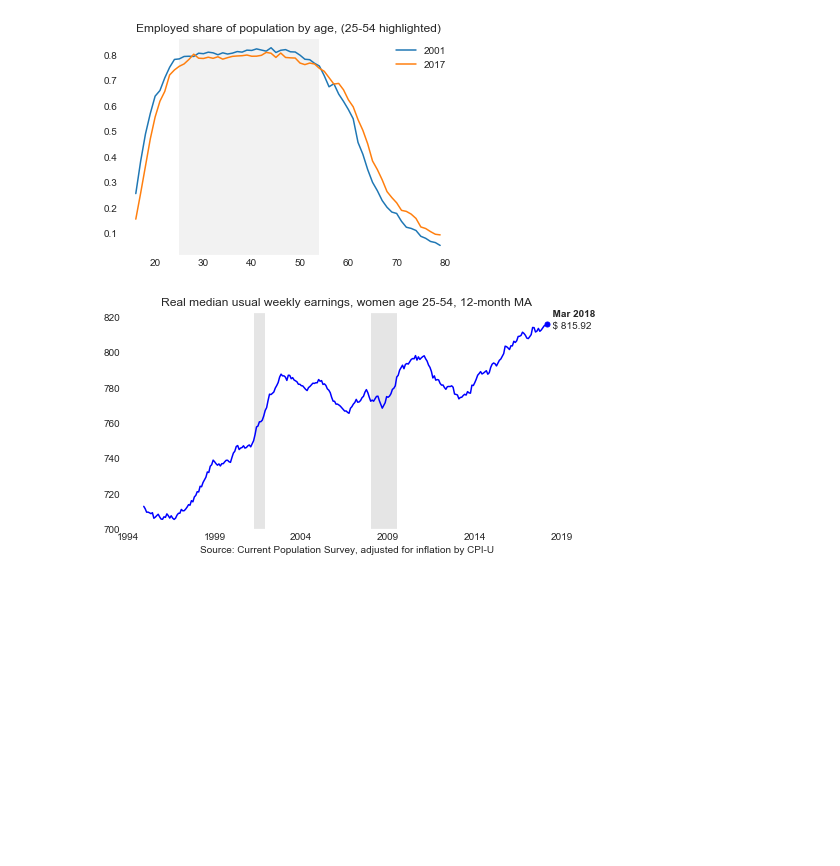
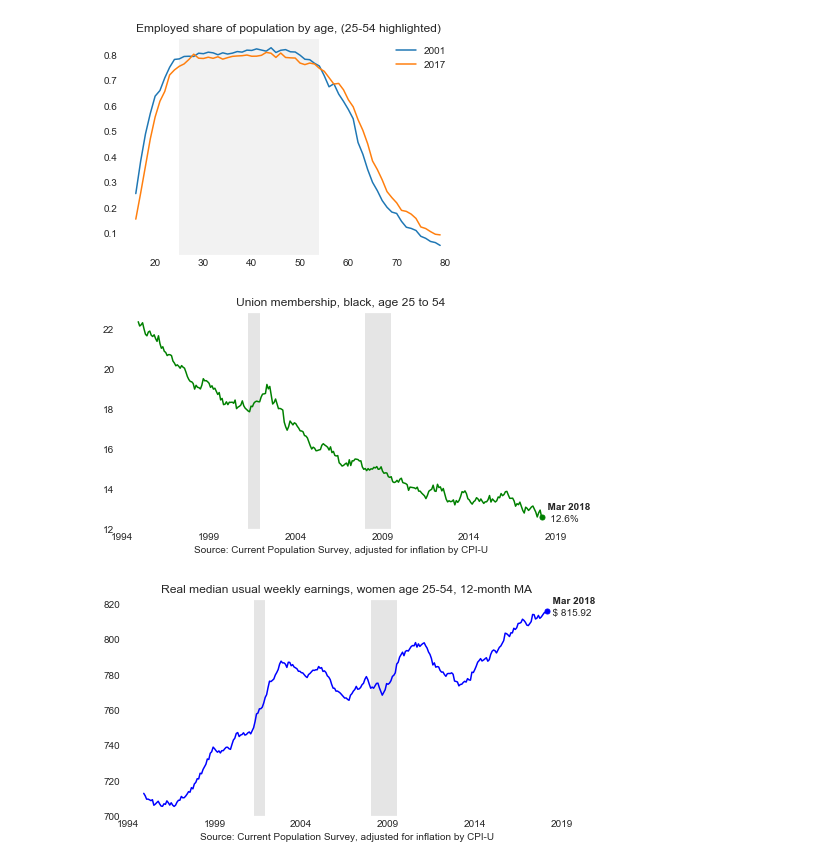
Before and after one commit to bdecon/econ_data, a Jupyter notebook: micro/CPS_Labor_Market_Grapher.ipynb, the cells around one changed output. Saved outputs shown, nothing was run; the diff lists cells and outputs as text; code cells hidden in the pictures; blank space fills up the shorter version.

```diff
--- a/micro/CPS_Labor_Market_Grapher.ipynb
+++ b/micro/CPS_Labor_Market_Grapher.ipynb
@@ -115,6 +115,14 @@ def get_cps_data(filters, calc_type, decile=0.5, rtype='share'):
                     else:
                         ncare = (df['PWSSWGT'] * care).sum() / (df['PWSSWGT']).sum() * 100
                     data[pd.to_datetime(f'{year}-{month}-01')] = ncare
+                if calc_type == 'union':
+                    tot = np.where(df['PEERNLAB'].isin([1, 2]), 1, 0)
+                    union = np.where(df['PEERNLAB'] == 1, 1, 0)
+                    if rtype == 'level':
+                        unsh = ((df['PWORWGT'] / 100000000) * union).sum() / 100
+                    else:
+                        unsh = (df['PWORWGT'] * union).sum() / (df['PWORWGT'] * tot).sum() * 100
+                    data[pd.to_datetime(f'{year}-{month}-01')] = unsh
                 if calc_type in ['uwe', 'uwe_gr', 'uwe_r']:
                     uwe = wquantiles.quantile(
                         df['PRERNWA'], df['PWORWGT'].astype(float), decile) / 100.0
@@ -153,10 +161,19 @@ def labor_mkt_grapher(title, data, color):
     ax = plt.scatter([data.index[-1]], [data[-1]], color=color, s=25)
     for i, v in rec_dt:
         ax = plt.axvspan(i, v, fill=True, linewidth=0, color='gray', alpha=0.2)
-    ax = plt.annotate(f'  ${data[-1]: .2f}', (data.index[-1], data[-1]-spcr2))
+    ax = plt.annotate(f'  {data[-1]: .1f}%', (data.index[-1], data[-1]-spcr2))
     ax = plt.annotate(f'  {data.index[-1]:%b %Y}', (data.index[-1], data[-1]+spcr),
                       fontweight='bold')
     ax = plt.xlabel('Source: Current Population Survey, adjusted for inflation by CPI-U')
+# %%
+# Calculate total group size (millions)
+filters = 'PRTAGE > 24 and PRTAGE < 55 and WBHAO == 2 '
+calc_type = 'union'
+title = 'Union membership, black, age 25 to 54'
+data = get_cps_data(filters, calc_type)
+labor_mkt_grapher(title, data, 'green')
+# %% [output]
+[figure, added]
 # %%
 # Weekly wage growth
 filters = 'PRTAGE > 24 and PRTAGE < 55 and PESEX == 2 and PRFTLF == 1 and PRERNWA > 0'
```
Also changed, not shown: 3 other files.
